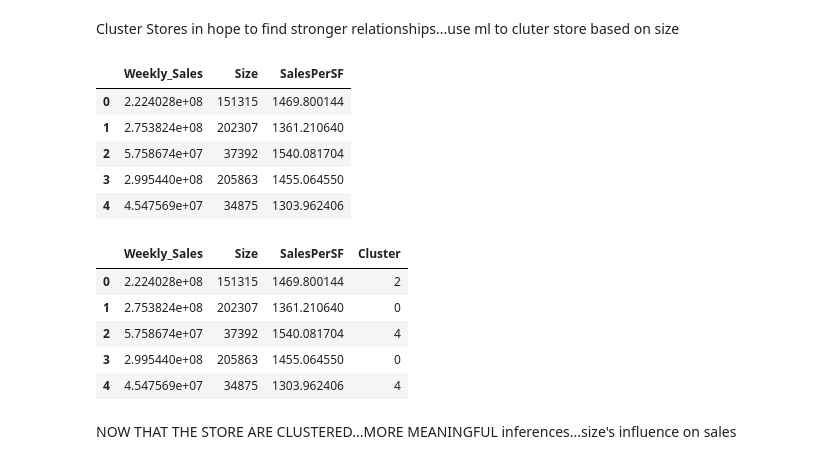
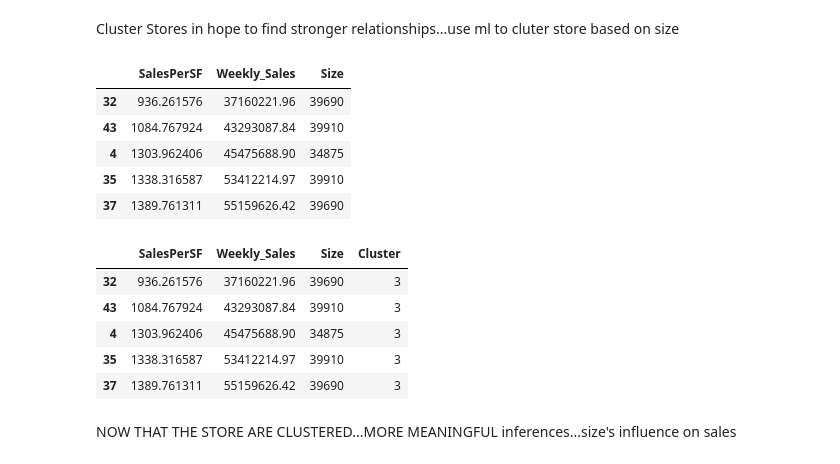
Before and after one commit to octaviaisom/Walmart-Sales-Forecast, a Jupyter notebook: main.ipynb, the cells around one changed output. Cells and saved outputs as stored; diff of their text form; code cells hidden in the pictures.

```diff
--- a/main.ipynb
+++ b/main.ipynb
@@ -346,6 +280,0 @@ sns.distplot(byStore['Size'], kde=False, bins=5)
-# %%
-fig, (ax1, ax2) = plt.subplots(ncols=2, figsize=(15,5))
-sns.scatterplot(x='Size',y='Weekly_Sales',data=byStore, hue='Type', ax=ax1)
-
-byStore["SalesPerSF"] = byStore['Weekly_Sales']/byStore['Size']
-sns.scatterplot(x='Size',y='SalesPerSF',data=byStore, hue='Type', ax=ax2)
@@ -374,0 +305,6 @@ sns.boxplot(x='Type', y='SalesPerSF', data=byStore, ax=ax3)
+# %%
+byStore['SalesPerSF'] = byStore.Weekly_Sales/byStore.Size
+
+fig = px.scatter(byStore, x="Size",y='SalesPerSF',color='Type')
+fig.update_layout(template='plotly_white')
+fig.show()
@@ -380,28 +318,28 @@ types seem to be based soley on size....smaller store making best use of space..
 Cluster Stores
 in hope to find stronger relationships...use ml to cluter store based on size
 # %%
-byStorex = byStore[['Weekly_Sales', 'Size','SalesPerSF']]
+byStorex = byStore[['SalesPerSF','Weekly_Sales', 'Size']]
 byStorex.head()
 # %% [output]
-|  | Weekly_Sales | Size | SalesPerSF |
-| 0 | 2.224028e+08 | 151315 | 1469.800144 |
-| 1 | 2.753824e+08 | 202307 | 1361.210640 |
-| 2 | 5.758674e+07 | 37392 | 1540.081704 |
-| 3 | 2.995440e+08 | 205863 | 1455.064550 |
-| 4 | 4.547569e+07 | 34875 | 1303.962406 |
+|  | SalesPerSF | Weekly_Sales | Size |
+| 32 | 936.261576 | 37160221.96 | 39690 |
+| 43 | 1084.767924 | 43293087.84 | 39910 |
+| 4 | 1303.962406 | 45475688.90 | 34875 |
+| 35 | 1338.316587 | 53412214.97 | 39910 |
+| 37 | 1389.761311 | 55159626.42 | 39690 |
 # %%
 from sklearn.cluster import KMeans
 
-kmeans = KMeans(n_clusters=6) #Based on the distinct clustering in the above $/sf graph
+kmeans = KMeans(n_clusters=6)
 kmeans.fit(byStorex)
 byStorex['Cluster'] = kmeans.labels_
 byStorex.head()
 # %% [output]
-|  | Weekly_Sales | Size | SalesPerSF | Cluster |
-| 0 | 2.224028e+08 | 151315 | 1469.800144 | 2 |
-| 1 | 2.753824e+08 | 202307 | 1361.210640 | 0 |
-| 2 | 5.758674e+07 | 37392 | 1540.081704 | 4 |
-| 3 | 2.995440e+08 | 205863 | 1455.064550 | 0 |
-| 4 | 4.547569e+07 | 34875 | 1303.962406 | 4 |
+|  | SalesPerSF | Weekly_Sales | Size | Cluster |
+| 32 | 936.261576 | 37160221.96 | 39690 | 3 |
+| 43 | 1084.767924 | 43293087.84 | 39910 | 3 |
+| 4 | 1303.962406 | 45475688.90 | 34875 | 3 |
+| 35 | 1338.316587 | 53412214.97 | 39910 | 3 |
+| 37 | 1389.761311 | 55159626.42 | 39690 | 3 |
 # %% [markdown]
 NOW THAT THE STORE ARE CLUSTERED...MORE MEANINGFUL inferences...size's influence on sales
```
Also changed, not shown: parts of 49 cells of this notebook.
